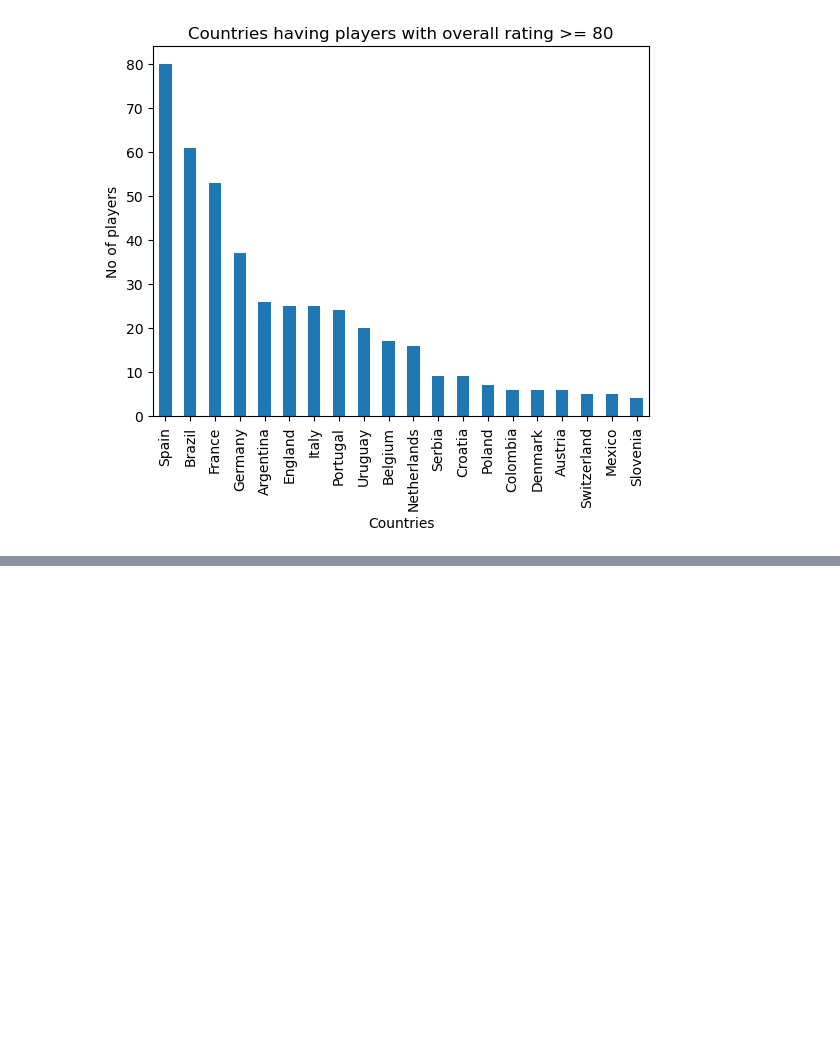
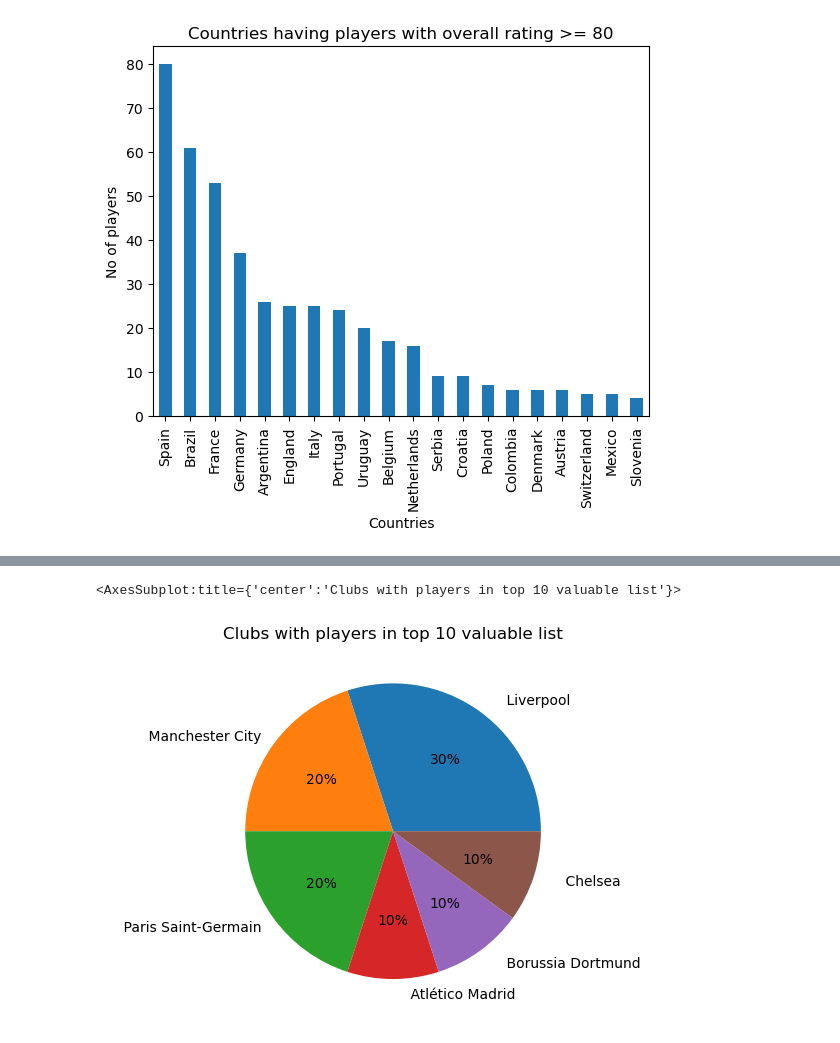
Before and after one commit to ansh099/Fifa-21_dataset, a Jupyter notebook: FIFA 21 .ipynb, the cells around one changed output, grey strips where cells are left out. Drawn from its saved outputs; the diff is of its cells as text; code cells hidden in the pictures; blank space fills up the shorter version.

```diff
--- a/FIFA 21 .ipynb
+++ b/FIFA 21 .ipynb
@@ -383,0 +422,6 @@ fil.head(20).plot.bar(title ="Countries having players with overall rating >= 80
+# %%
+df["Value"] = df["Value"].replace({"€":"", "K":"*1e3", "M":"*1e6"}, regex=True).map(pd.eval).astype(int).sort_values(ascending
+                                                                                             = False)
+# %%
+df.rename(columns = {"Value" :"Value(in €)"}, inplace = True)
+df["Value(in €)"]
@@ -383,0 +455,3 @@ fil.head(20).plot.bar(title ="Countries having players with overall rating >= 80
+# %%
+top10 = df[['Name','Age', 'Club','↓OVA','POT','Value(in €)']].sort_values(['Value(in €)'], ascending = False).head(10)
+top10.groupby('Club')['Club'].count().sort_values(ascending = False)
@@ -383,0 +467,5 @@ fil.head(20).plot.bar(title ="Countries having players with overall rating >= 80
+# %%
+top10.groupby('Club')['Club'].count().sort_values(ascending = False).plot.pie(autopct='%1.0f%%',ylabel = '',title="Clubs with players in top 10 valuable list")
+# %% [output]
+<AxesSubplot:title={'center':'Clubs with players in top 10 valuable list'}>
+[figure, added]
```
Also changed, not shown: parts of 14 cells of this notebook.
